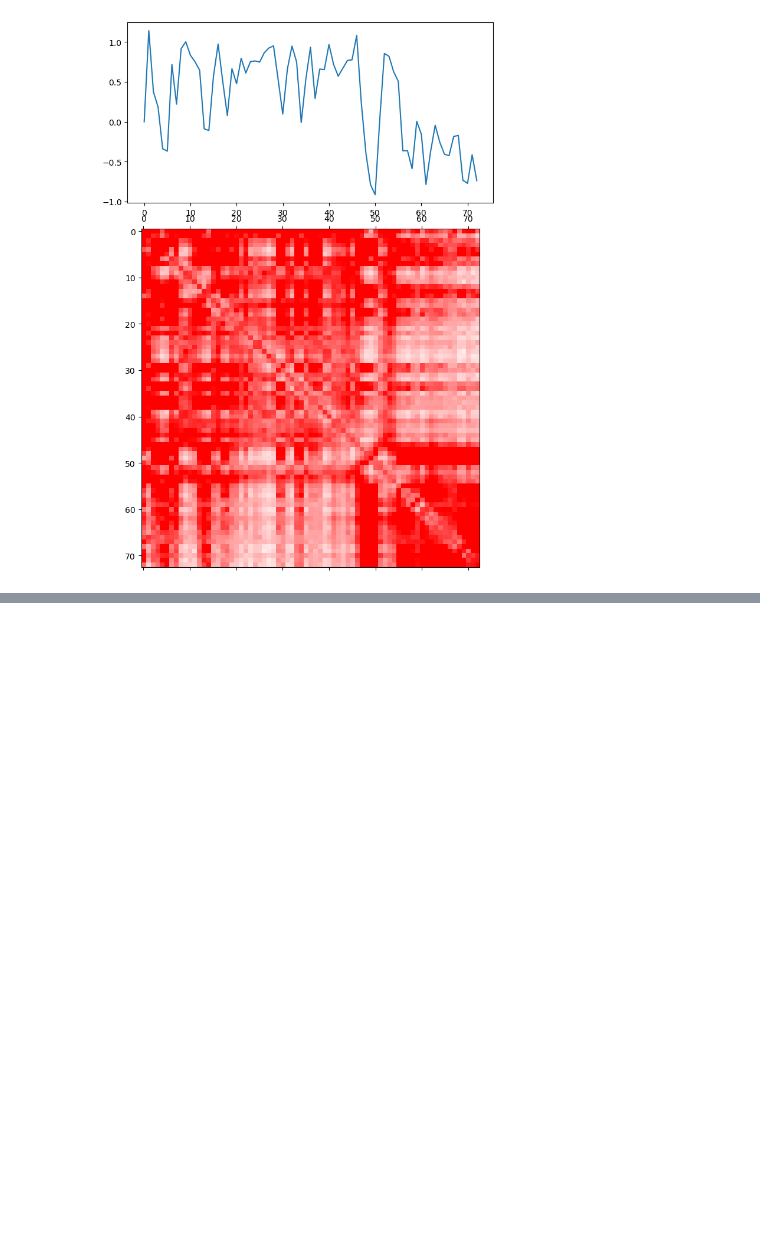
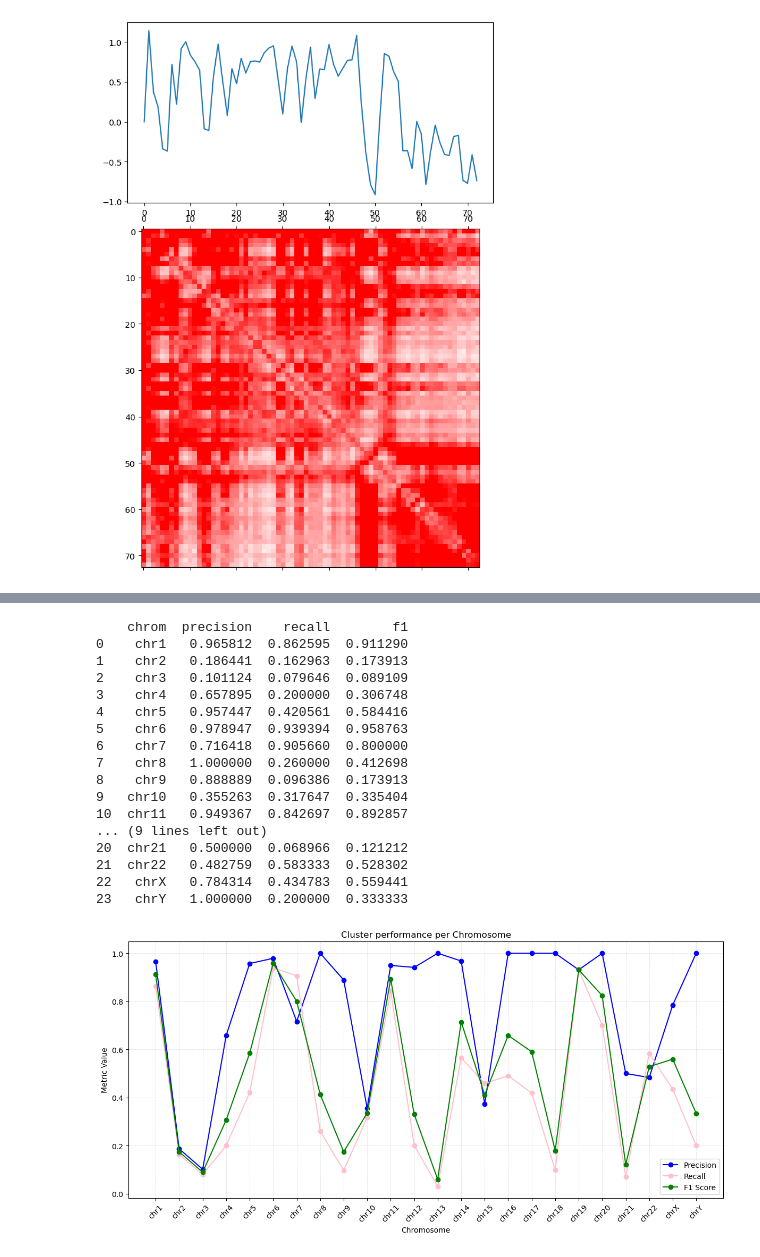
Before and after one commit to akanksha-sachan/3D_chromatin_hubs, a Jupyter notebook: notebooks/GM12878_tests.ipynb, the cells around one changed output, grey strips where cells are left out. Cells and saved outputs as stored; diff of their text form; code cells hidden in the pictures; blank space fills up the shorter version.

```diff
--- a/notebooks/GM12878_tests.ipynb
+++ b/notebooks/GM12878_tests.ipynb
@@ -198,0 +210,38 @@ HiC file loaded
+# %%
+## whole genome accuracy metrics plot ##
+metrics_file = os.path.join(config.paths.temp_dir, f"accuracy_metrics_{config.genomic_params.affinity_key}.csv")
+metrics_df = pd.read_csv(metrics_file)
+print(metrics_df)
+
+# Plot the precision and recall per chromosome
+plt.figure(figsize=(12, 6))
+plt.plot(metrics_df['chrom'], metrics_df['precision'], marker='o', label='Precision', color='blue')
+plt.plot(metrics_df['chrom'], metrics_df['recall'], marker='o', label='Recall', color='pink')
+plt.plot(metrics_df['chrom'], metrics_df['f1'], marker='o', label='F1 Score', color='green')
+plt.xlabel('Chromosome')
+plt.ylabel('Metric Value')
+plt.title('Clustering performance per Chromosome')
+plt.legend()
+plt.grid(color='gray', linestyle='--', linewidth=0.5, alpha=0.3)
+plt.xticks(rotation=45)
+plt.tight_layout()
+plt.show()
+# %% [output]
+    chrom  precision    recall        f1
+0    chr1   0.965812  0.862595  0.911290
+1    chr2   0.186441  0.162963  0.173913
+2    chr3   0.101124  0.079646  0.089109
+3    chr4   0.657895  0.200000  0.306748
+4    chr5   0.957447  0.420561  0.584416
+5    chr6   0.978947  0.939394  0.958763
+6    chr7   0.716418  0.905660  0.800000
+7    chr8   1.000000  0.260000  0.412698
+8    chr9   0.888889  0.096386  0.173913
+9   chr10   0.355263  0.317647  0.335404
+10  chr11   0.949367  0.842697  0.892857
+... (9 lines left out)
+20  chr21   0.500000  0.068966  0.121212
+21  chr22   0.482759  0.583333  0.528302
+22   chrX   0.784314  0.434783  0.559441
+23   chrY   1.000000  0.200000  0.333333
+[figure, added]
```
Also changed, not shown: parts of 9 cells of this notebook, 3 other files.
